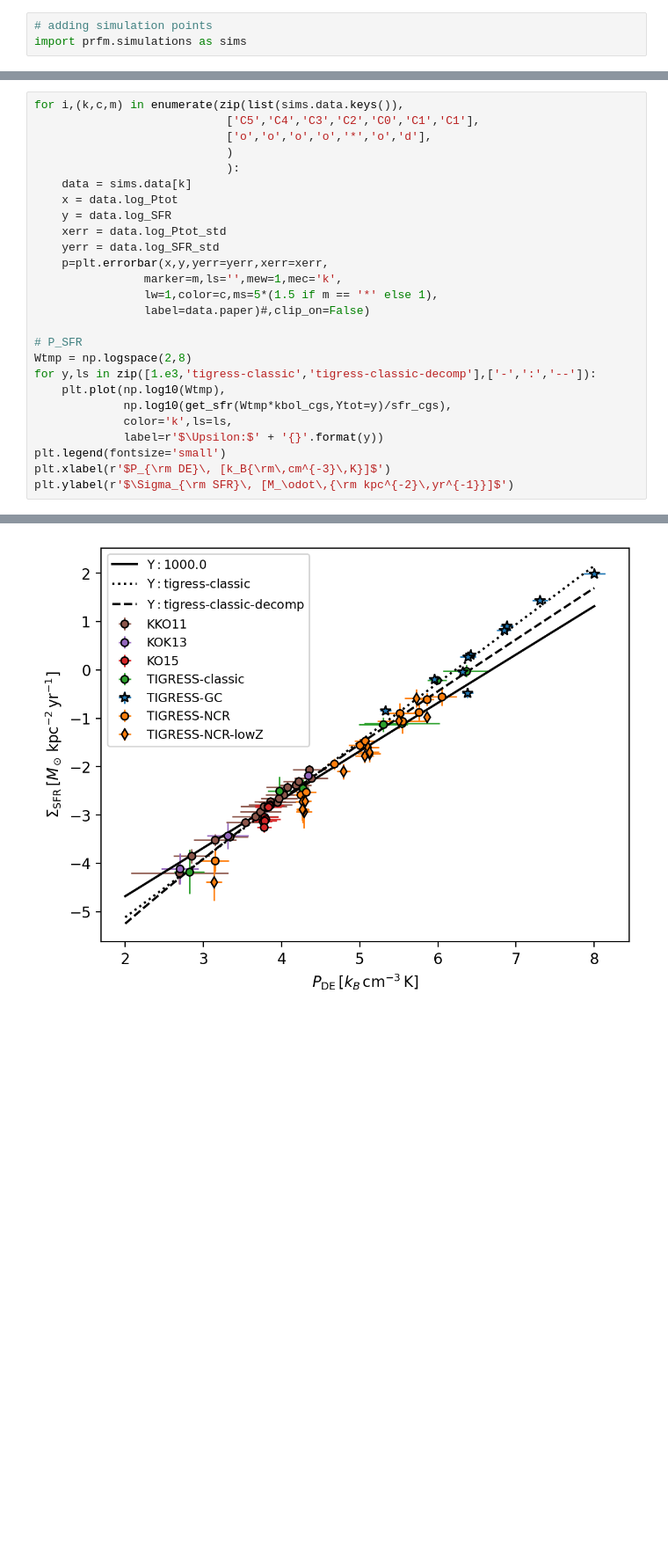
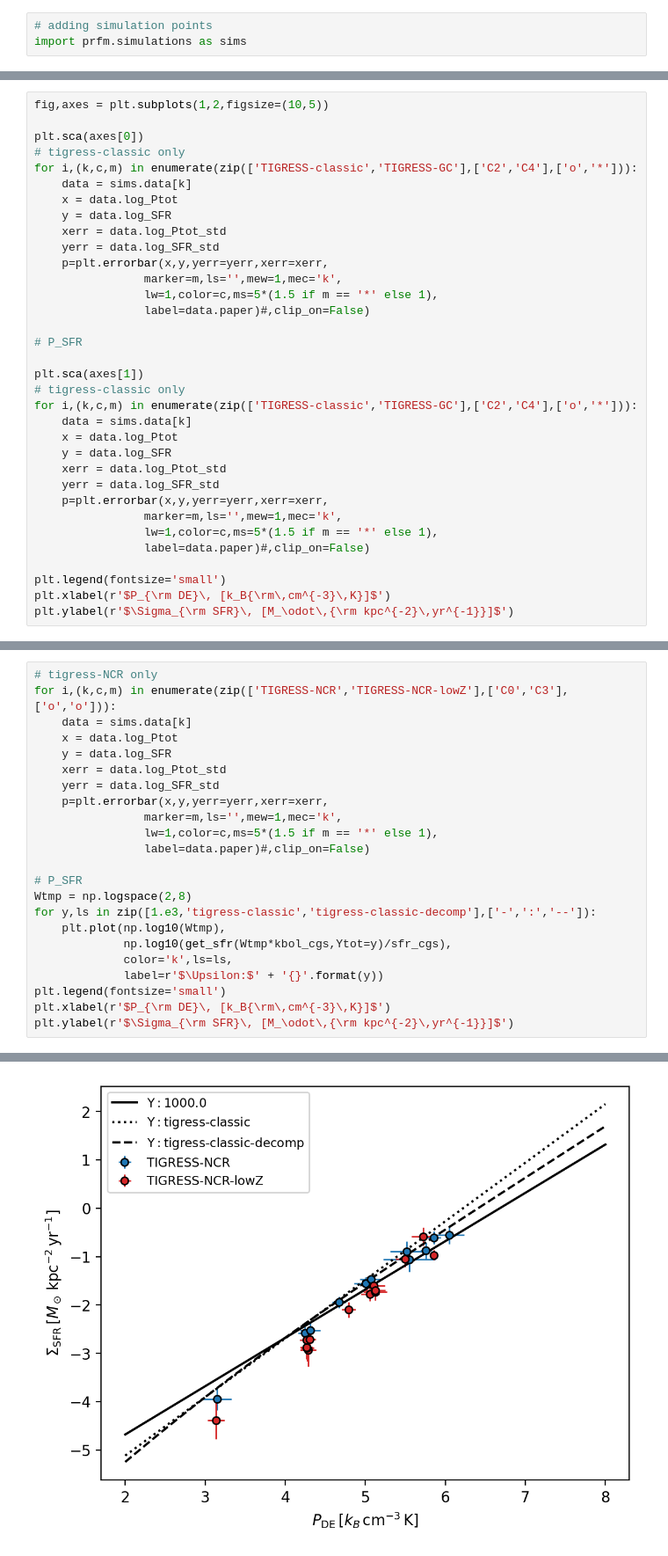
Before and after one commit to changgoo/PRFM, a Jupyter notebook: book/prfm.ipynb, the cells around one changed output, grey strips where cells are left out. Shown at 88% size. Drawn from its saved outputs; the diff is of its cells as text; blank space fills up the shorter version.

Commit message:
Separated simulation page; Added some plotting tools

```diff
--- a/book/prfm.ipynb
+++ b/book/prfm.ipynb
@@ -243,0 +245,34 @@ import prfm.simulations as sims
+# %%
+fig,axes = plt.subplots(1,2,figsize=(10,5))
+
+plt.sca(axes[0])
+# tigress-classic only
+for i,(k,c,m) in enumerate(zip(['TIGRESS-classic','TIGRESS-GC'],['C2','C4'],['o','*'])):
+    data = sims.data[k]
+    x = data.log_Ptot
+    y = data.log_SFR
+    xerr = data.log_Ptot_std
+    yerr = data.log_SFR_std
+    p=plt.errorbar(x,y,yerr=yerr,xerr=xerr,
+                marker=m,ls='',mew=1,mec='k',
+                lw=1,color=c,ms=5*(1.5 if m == '*' else 1),
+                label=data.paper)#,clip_on=False)
+
+# P_SFR
+
+plt.sca(axes[1])
+# tigress-classic only
+for i,(k,c,m) in enumerate(zip(['TIGRESS-classic','TIGRESS-GC'],['C2','C4'],['o','*'])):
+    data = sims.data[k]
+    x = data.log_Ptot
+    y = data.log_SFR
+    xerr = data.log_Ptot_std
+    yerr = data.log_SFR_std
+    p=plt.errorbar(x,y,yerr=yerr,xerr=xerr,
+                marker=m,ls='',mew=1,mec='k',
+                lw=1,color=c,ms=5*(1.5 if m == '*' else 1),
+                label=data.paper)#,clip_on=False)
+
+plt.legend(fontsize='small')
+plt.xlabel(r'$P_{\rm DE}\, [k_B{\rm\,cm^{-3}\,K}]$')
+plt.ylabel(r'$\Sigma_{\rm SFR}\, [M_\odot\,{\rm kpc^{-2}\,yr^{-1}}]$')
@@ -244,29 +282,26 @@ import prfm.simulations as sims
 # %%
-for i,(k,c,m) in enumerate(zip(list(sims.data.keys()),
-                            ['C5','C4','C3','C2','C0','C1','C1'],
-                            ['o','o','o','o','*','o','d'],
-                            )
-                            ):
+# tigress-NCR only
+for i,(k,c,m) in enumerate(zip(['TIGRESS-NCR','TIGRESS-NCR-lowZ'],['C0','C3'],['o','o'])):
     data = sims.data[k]
     x = data.log_Ptot
     y = data.log_SFR
     xerr = data.log_Ptot_std
     yerr = data.log_SFR_std
     p=plt.errorbar(x,y,yerr=yerr,xerr=xerr,
                 marker=m,ls='',mew=1,mec='k',
                 lw=1,color=c,ms=5*(1.5 if m == '*' else 1),
                 label=data.paper)#,clip_on=False)
 
 # P_SFR
 Wtmp = np.logspace(2,8)
 for y,ls in zip([1.e3,'tigress-classic','tigress-classic-decomp'],['-',':','--']):
     plt.plot(np.log10(Wtmp),
              np.log10(get_sfr(Wtmp*kbol_cgs,Ytot=y)/sfr_cgs),
              color='k',ls=ls,
              label=r'$\Upsilon:$' + '{}'.format(y))
 plt.legend(fontsize='small')
 plt.xlabel(r'$P_{\rm DE}\, [k_B{\rm\,cm^{-3}\,K}]$')
 plt.ylabel(r'$\Sigma_{\rm SFR}\, [M_\odot\,{\rm kpc^{-2}\,yr^{-1}}]$')
 # %% [output]
 Text(0, 0.5, '$\\Sigma_{\\rm SFR}\\, [M_\\odot\\,{\\rm kpc^{-2}\\,yr^{-1}}]$')
-[figure, old version]
+[figure, new version]
```
Also changed, not shown: parts of 5 cells of this notebook, 4 other files.
